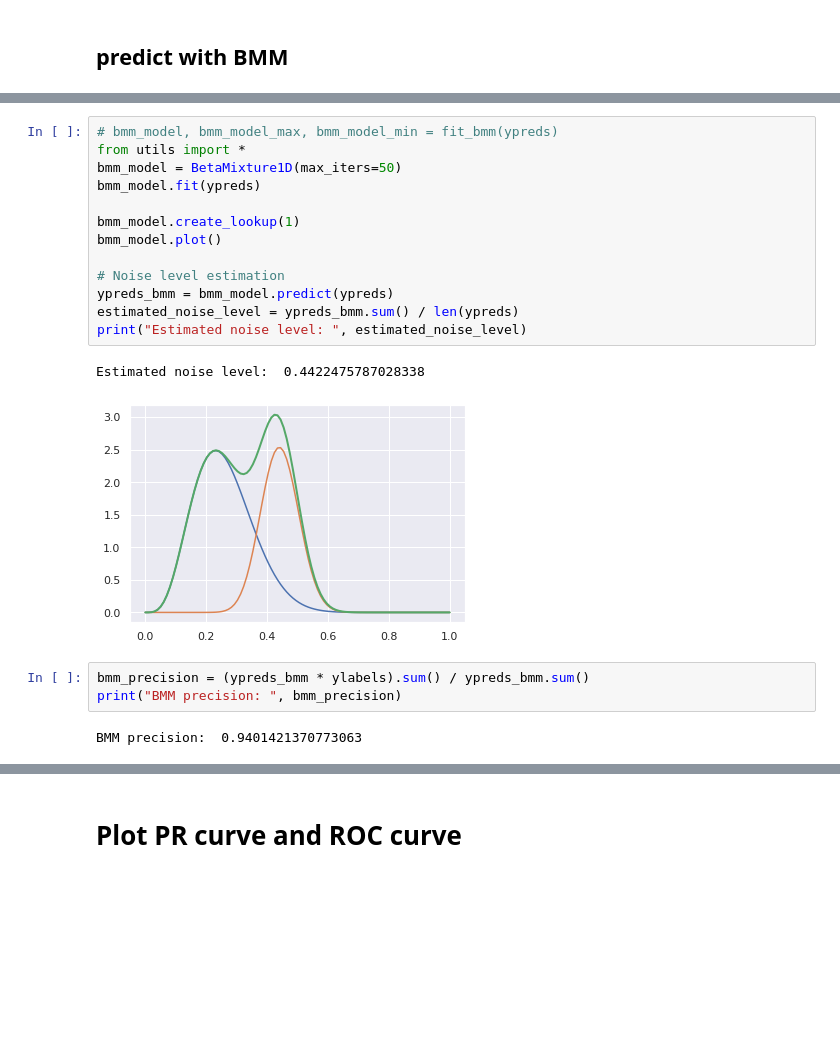
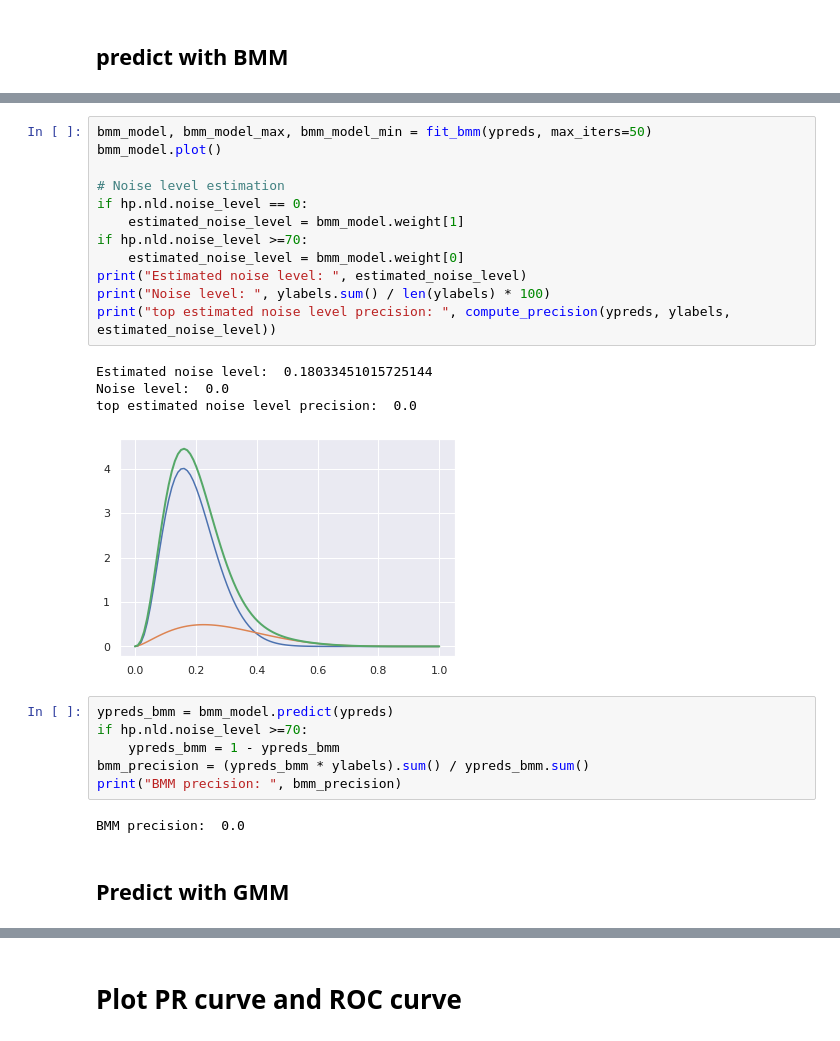
Before and after one commit to a43992899/NoisySpeakerDetection, a Jupyter notebook: Permute/noisy_label_detection.ipynb, the cells around one changed output, grey strips where cells are left out. Saved outputs shown, nothing was run; the diff lists cells and outputs as text; blank space fills up the shorter version.

```diff
--- a/Permute/noisy_label_detection.ipynb
+++ b/Permute/noisy_label_detection.ipynb
@@ -116,21 +125,27 @@ plot distance distribution
-# %%
-# bmm_model, bmm_model_max, bmm_model_min = fit_bmm(ypreds)
-from utils import *
-bmm_model = BetaMixture1D(max_iters=50)
-bmm_model.fit(ypreds)
-
-bmm_model.create_lookup(1)
-bmm_model.plot()
-
-# Noise level estimation
-ypreds_bmm = bmm_model.predict(ypreds)
-estimated_noise_level = ypreds_bmm.sum() / len(ypreds)
-print("Estimated noise level: ", estimated_noise_level)
-# %% [output]
-Estimated noise level:  0.4422475787028338
-[figure, removed]
+# %%
+bmm_model, bmm_model_max, bmm_model_min = fit_bmm(ypreds, max_iters=50)
+bmm_model.plot()
+
+# Noise level estimation
+if hp.nld.noise_level == 0:
+    estimated_noise_level = bmm_model.weight[1]
+if hp.nld.noise_level >=70:
+    estimated_noise_level = bmm_model.weight[0]
+print("Estimated noise level: ", estimated_noise_level)
+print("Noise level: ", ylabels.sum() / len(ylabels) * 100)
+print("top estimated noise level precision: ", compute_precision(ypreds, ylabels, estimated_noise_level))
+# %% [output]
+Estimated noise level:  0.18033451015725144
+Noise level:  0.0
+top estimated noise level precision:  0.0
+[figure, added]
 # %%
+ypreds_bmm = bmm_model.predict(ypreds)
+if hp.nld.noise_level >=70:
+    ypreds_bmm = 1 - ypreds_bmm
 bmm_precision = (ypreds_bmm * ylabels).sum() / ypreds_bmm.sum()
 print("BMM precision: ", bmm_precision)
 # %% [output]
-BMM precision:  0.9401421370773063
+BMM precision:  0.0
+# %% [markdown]
+## Predict with GMM
```
Also changed, not shown: parts of 7 cells of this notebook, 2 other files.
